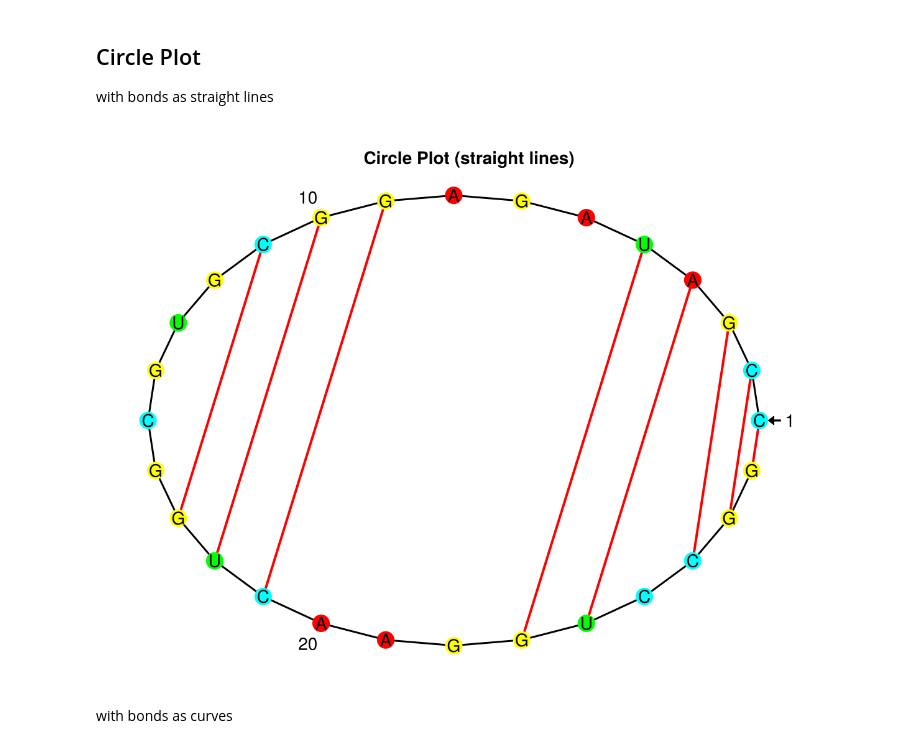
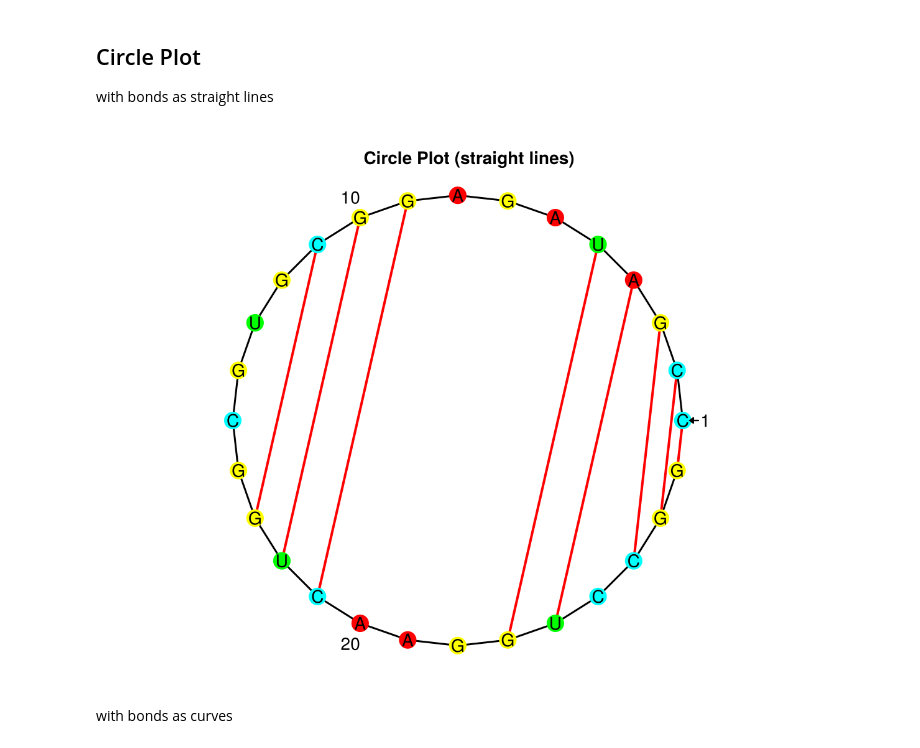
Before and after one commit to romanamo/RNAStructPlot, a Jupyter notebook: demo/showcase.ipynb, the cells around one changed output. Cells and saved outputs as stored; diff of their text form; code cells hidden in the pictures.

```diff
--- a/demo/showcase.ipynb
+++ b/demo/showcase.ipynb
@@ -22,16 +22,16 @@ RNAStructPlot.Parse.RNABaseGraph(Graphs.SimpleGraphs.SimpleGraph{Int64}(35, [[2,
 with bonds as straight lines
 # %%
 f = Figure()
-ax = Axis(f[1,1], title="Circle Plot (straight lines)")
+ax = Axis(f[1,1], title="Circle Plot (straight lines)", aspect=DataAspect())
 
 Recipes.circleplot!(f[1,1], rnastruct)
 
 hidedecorations!(ax)
 hidespines!(ax)
 
 f
 # %% [output]
-[figure, old version]
+[figure, new version]
 # %% [markdown]
 with bonds as curves
 # %%
```
Also changed, not shown: parts of 4 cells of this notebook, 5 other files.
